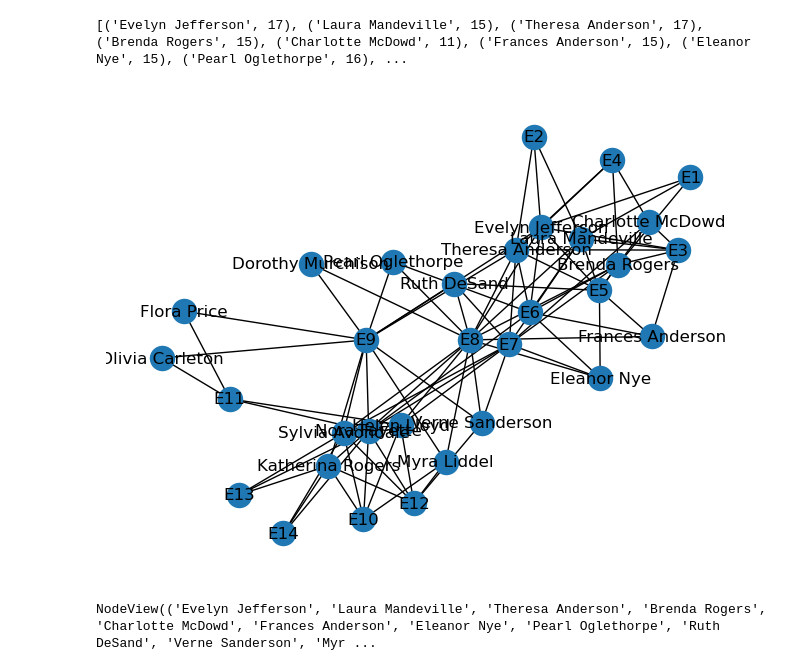
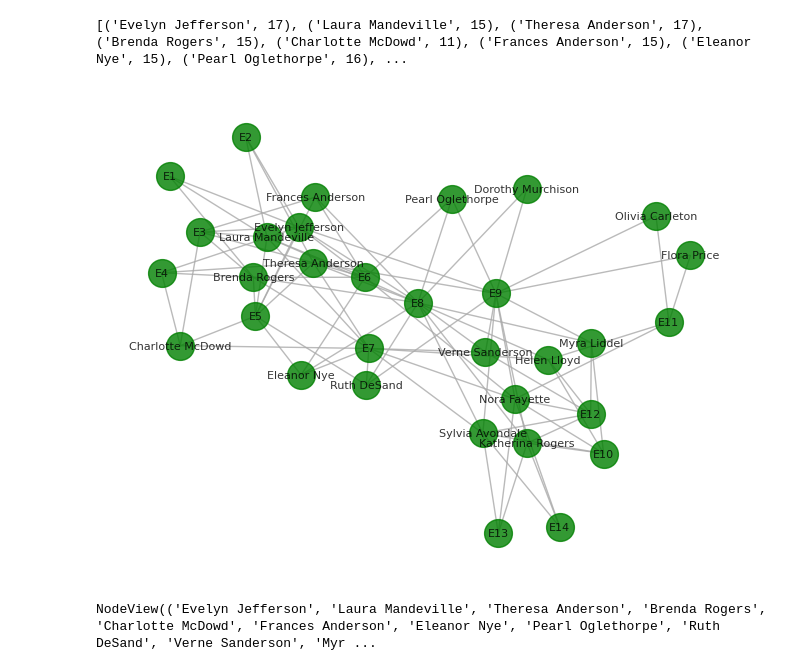
Before and after one commit to letisalba/Data-620, a Jupyter notebook: Week-6/Assignment Week 6.ipynb, the cells around one changed output. Cells and saved outputs as stored; diff of their text form; code cells hidden in the pictures.

```diff
--- a/Week-6/Assignment Week 6.ipynb
+++ b/Week-6/Assignment Week 6.ipynb
@@ -130,10 +131,13 @@ print(W.degree)
 # %% [output]
 [('Evelyn Jefferson', 17), ('Laura Mandeville', 15), ('Theresa Anderson', 17), ('Brenda Rogers', 15), ('Charlotte McDowd', 11), ('Frances Anderson', 15), ('Eleanor Nye', 15), ('Pearl Oglethorpe', 16), ...
 # %%
-nx.draw(G, with_labels=True)
+# drawing graph
+pos = nx.spring_layout(G, seed=54)
+nx.draw(G, pos, with_labels=True, node_size=400, node_color="green", font_size=8,
+        edge_color="darkgray", alpha=0.8)
 plt.show()
 # %% [output]
-[figure, old version]
+[figure, new version]
 # %%
 W.nodes()
 # %% [output]
```
Also changed, not shown: parts of 19 cells of this notebook.
